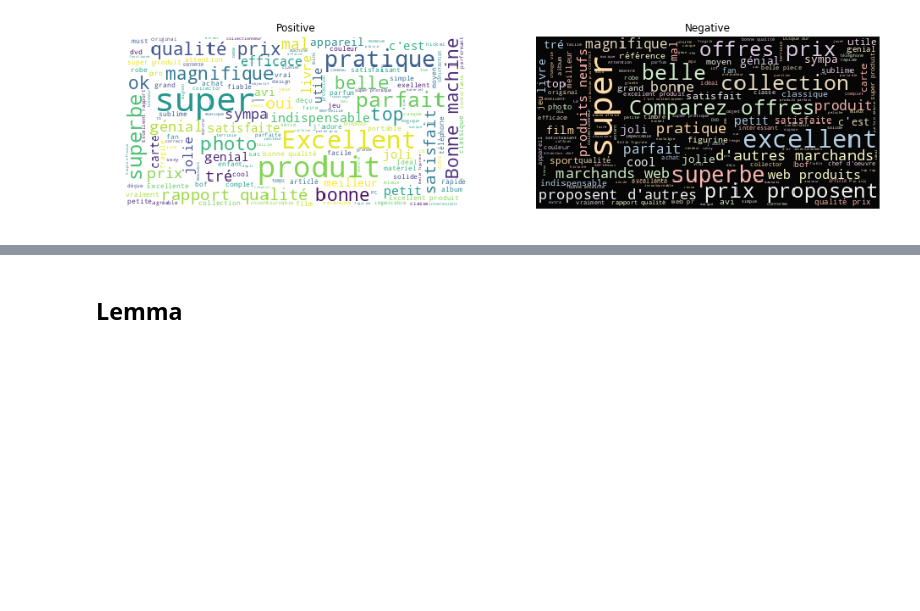
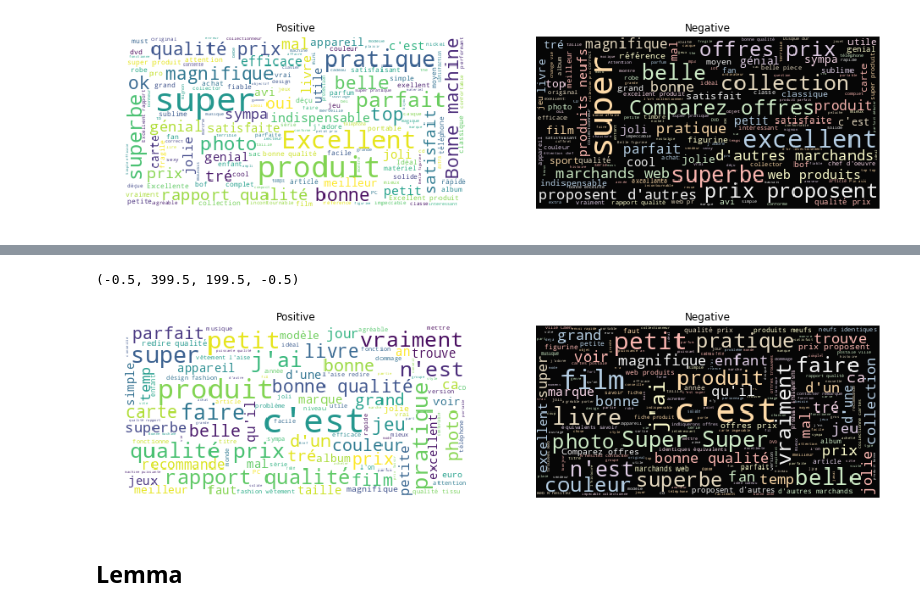
Before and after one commit to cristianpb/priceminister, a Jupyter notebook: notebooks/01-Exploration.ipynb, the cells around one changed output, grey strips where cells are left out. Cells and saved outputs as stored; diff of their text form; code cells hidden in the pictures; blank space fills up the shorter version.

```diff
--- a/notebooks/01-Exploration.ipynb
+++ b/notebooks/01-Exploration.ipynb
@@ -121,3 +151,24 @@ axr[0].axis('off'); axr[1].axis('off')
+# %%
+positive = train[train['Target'] == 1]['review_content'].dropna().values
+negative = train[train['Target'] == 0]['review_content'].dropna().values
+
+# The wordcloud of Cthulhu/squidy thing for HP Lovecraft
+fig, axr = plt.subplots(1,2, figsize=(16,13))
+wcP = WordCloud(background_color="white", max_words=10000,
+               stopwords=stopwords, max_font_size= 40)
+wcN = WordCloud(background_color="black", max_words=10000,
+               stopwords=stopwords, max_font_size= 40)
+wcP.generate(" ".join(positive))
+wcN.generate(" ".join(negative))
+#plt.title("HP Lovecraft (Cthulhu-Squidy)", fontsize=20)
+axr[0].set_title('Positive')
+axr[1].set_title('Negative')
+axr[0].imshow(wcP.recolor( colormap= 'viridis' , random_state=17), alpha=0.98)
+axr[1].imshow(wcN.recolor( colormap= 'Pastel1_r' , random_state=17), alpha=0.98)
+axr[0].axis('off'); axr[1].axis('off')
+# %% [output]
+(-0.5, 399.5, 199.5, -0.5)
+[figure, added]
 # %% [markdown]
 ## Lemma
 # %%
```
Also changed, not shown: parts of 19 cells of this notebook, 5 other files.
